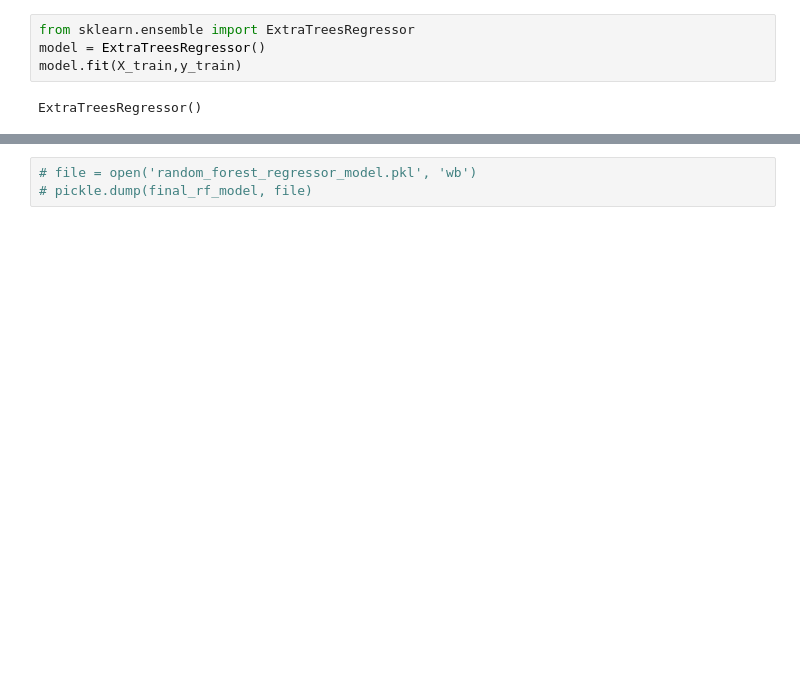
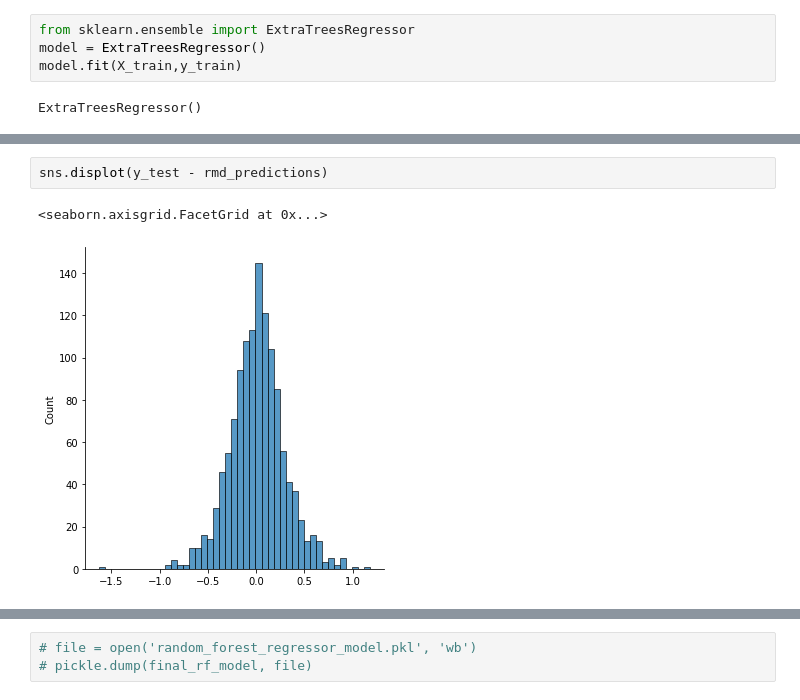
Before and after one commit to codelock54/Book_Price, a Jupyter notebook: BookPrice Model .ipynb, the cells around one changed output, grey strips where cells are left out. Saved outputs shown, nothing was run; the diff lists cells and outputs as text; blank space fills up the shorter version.

```diff
--- a/BookPrice Model .ipynb
+++ b/BookPrice Model .ipynb
@@ -295,0 +300,5 @@ plt.show
+# %%
+sns.displot(y_test - rmd_predictions)
+# %% [output]
+<seaborn.axisgrid.FacetGrid at 0x...>
+[figure, added]
```
Also changed, not shown: parts of 63 cells of this notebook.
